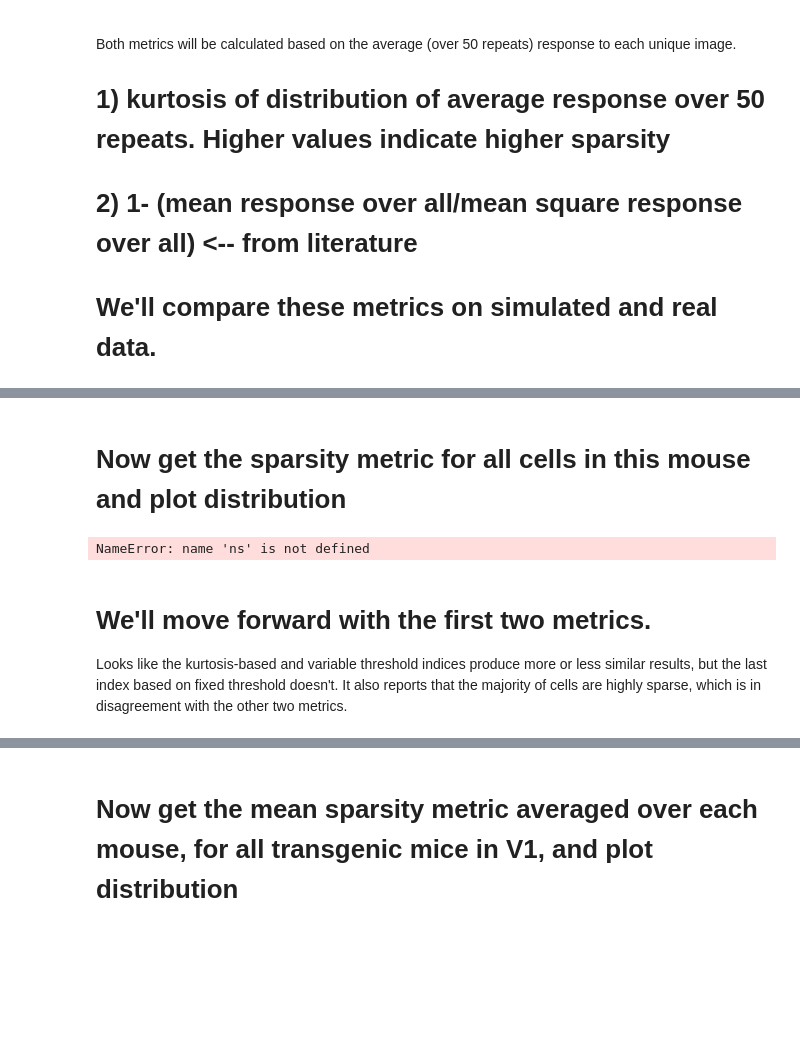
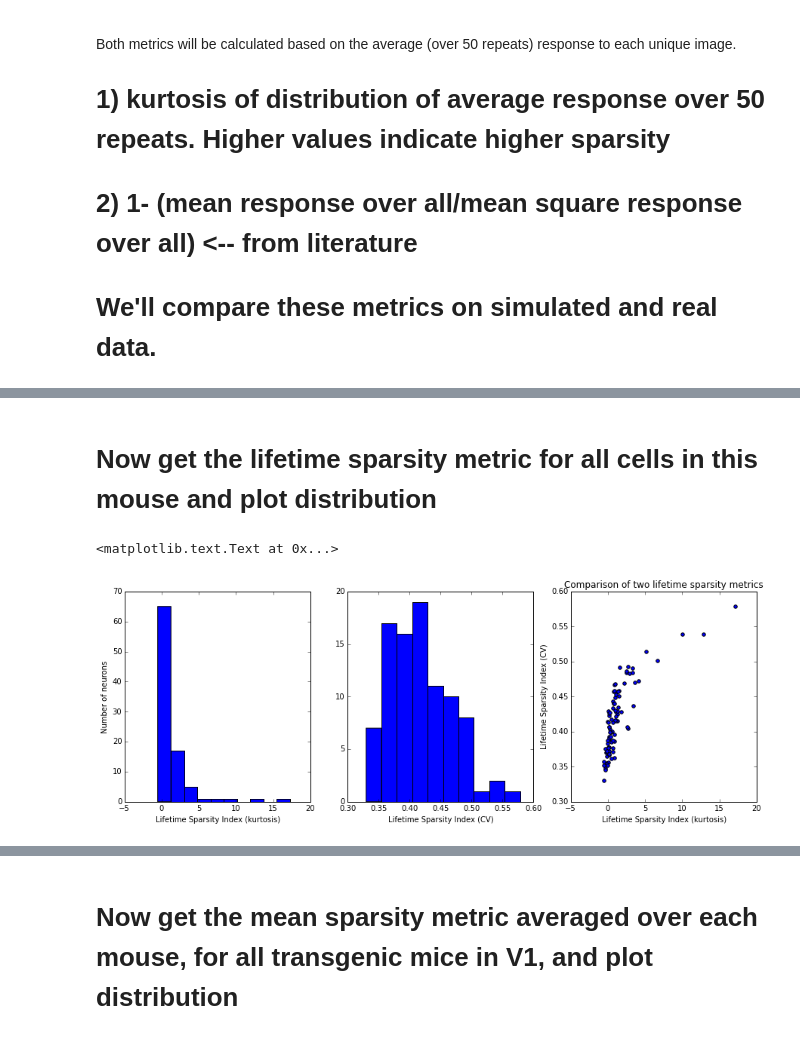
Before and after one commit to msarvestani/Sparsity, a Jupyter notebook: sparsity_test_natural_scenes.ipynb, the cells around one changed output, grey strips where cells are left out. Drawn from its saved outputs; the diff is of its cells as text; code cells hidden in the pictures; blank space fills up the shorter version.

Commit message:
added lifetime and population sparsity definitions

```diff
--- a/sparsity_test_natural_scenes.ipynb
+++ b/sparsity_test_natural_scenes.ipynb
@@ -29,7 +29,7 @@ print("all cre lines:\n")
 print(cre_lines)
 
 # find all experiment containers that are from V1 and have natural gratings, and choose 1
-rbp4_ecs = boc.get_experiment_containers(targeted_structures=['VISp'],cre_lines=['Rbp4-Cre'])
+rbp4_ecs = boc.get_experiment_containers(targeted_structures=['VISp'],cre_lines=['Emx1-IRES-Cre'])
 
 container_id = rbp4_ecs[1]['id']
 print len(rbp4_ecs)
@@ -301,34 +264,35 @@ the sparsity index (v) for a normal distribution should be 0, our code gives: 0.
 # %% [markdown]
-# Now get the sparsity metric for all cells in this mouse and plot distribution
+# Now get the lifetime sparsity metric for all cells in this mouse and plot distribution
 # %%
 num_cells = np.shape(ns.response[:,:,0])[1]-1
 
 sprs_indk = []
 sprs_indv = []
 for i in range(num_cells):
-    data = np.squeeze(ns.response[:,i,0])
-    sprs_indk.append(get_indk(data))
-    sprs_indv.append(get_indv(data))
+    mean_over_image = np.squeeze(ns.response[:,i,0])
+    sprs_indk.append(get_indk(mean_over_image))
+    sprs_indv.append(get_indv(mean_over_image))
 
 
 # now plot
-fig, axs = plt.subplots(1, 3, figsize=(10, 5))
+fig, axs = plt.subplots(1, 3, figsize=(15, 5))
 axs = axs.ravel()
 
 axs[0].hist(sprs_indk)
 axs[0].set_ylabel('Number of neurons')
-axs[0].set_xlabel('Sparsity Index (kurtosis)')
+axs[0].set_xlabel('Lifetime Sparsity Index (kurtosis)')
 plt.tick_params(axis='y', which='both', top='off')
 
 axs[1].hist(sprs_indv)
-axs[1].set_xlabel('Sparsity Index (Cv)')
+axs[1].set_xlabel('Lifetime Sparsity Index (CV)')
 plt.tick_params(axis='y', which='both', top='off')
 
-axs[2].hist(sprs_indf)
-axs[2].set_xlabel('Sparsity Index (fixed threshold)')
-plt.tick_params(axis='y', which='both', top='off')
+
+# plot the first two metrics against each other to see their correlation
+axs[2].scatter(sprs_indk,sprs_indv)
+axs[2].set_xlabel('Lifetime Sparsity Index (kurtosis)')
+axs[2].set_ylabel('Lifetime Sparsity Index (CV)')
+axs[2].set_title('Comparison of two lifetime sparsity metrics')
 # %% [output]
-NameError: name 'ns' is not defined
+<matplotlib.text.Text at 0x...>
+[figure, added]
-# %% [markdown]
-# We'll move forward with the first two metrics.
-Looks like the kurtosis-based and variable threshold indices produce more or less similar results, but the last index based on fixed threshold doesn't. It also reports that the majority of cells are highly sparse, which is in disagreement with the other two metrics.
```
Also changed, not shown: parts of 10 cells of this notebook, 1 other file.
